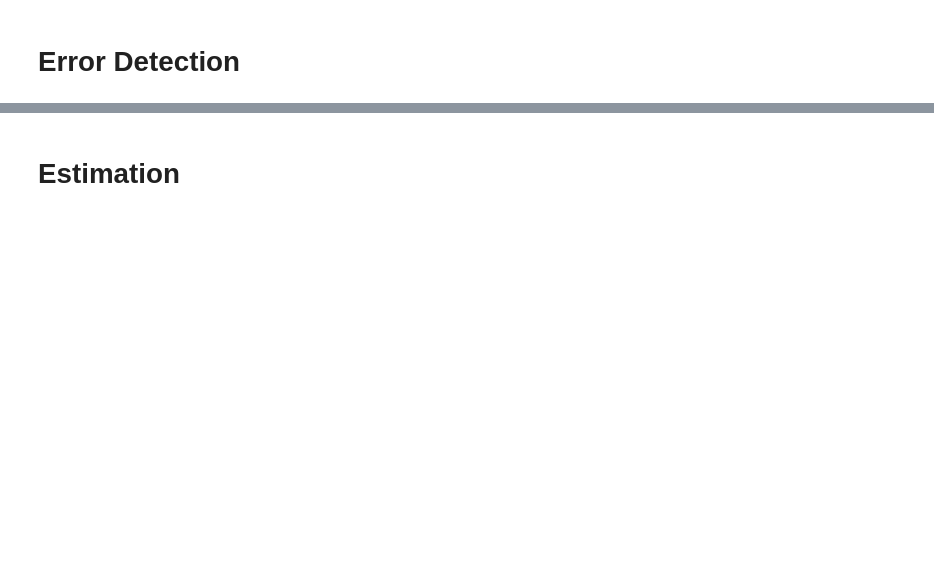
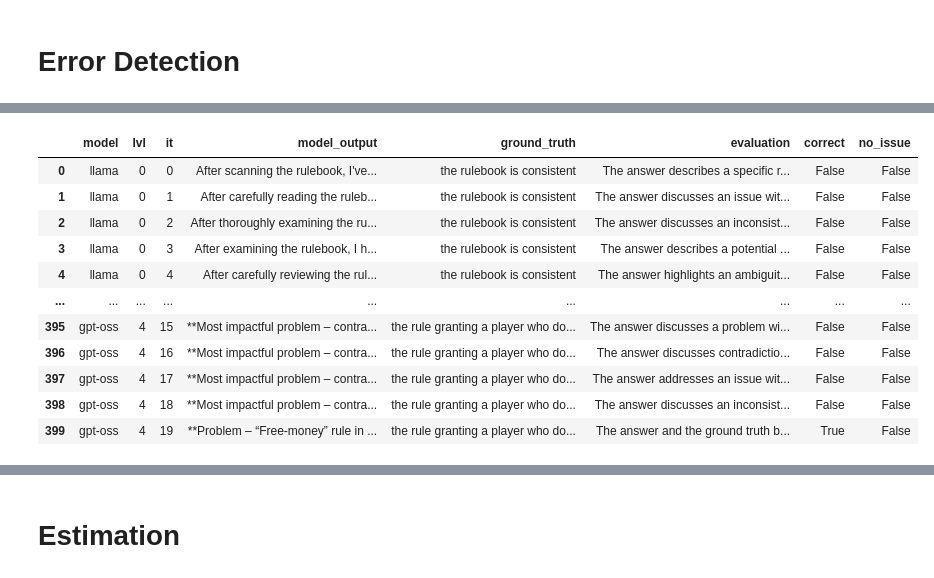
Before and after one commit to prometheus404/NLP_proj, a Jupyter notebook: evaluation.ipynb, the cells around one changed output, grey strips where cells are left out. Saved outputs shown, nothing was run; the diff lists cells and outputs as text; code cells hidden in the pictures; blank space fills up the shorter version.

```diff
--- a/evaluation.ipynb
+++ b/evaluation.ipynb
@@ -19,4 +33,5 @@ except:
 # %%
 GAME_NAMES = ["Ticket to Ride", "Dominion", "Catan", "Power Grid"]
 MODELS = ['llama','qwen','gemma']
-name_map = {"Ticket to Ride": 'ticket_to_ride', "Dominion":'dominion', "Catan":'catan', "Power Grid":'power_grid_recharged'}
+VERBOSE = False
+name_map = {"Ticket to Ride": 'ticket_to_ride', "Dominion":'dominion', "Catan":'catan', "Power Grid":'power_grid_recharged', "7 Wonders":'7_wonders'}
@@ -193,7 +316,11 @@ for model in models:
 # %%
 # EVALUATION
+VERBOSE=True
 sys_prompt = """You are a rule‑checking assistant.
-Read ANSWER and GROUND TRUTH, narrate whether the explanations refer to the same rule, and conclude with a single word **CORRECT** or **WRONG** on the final line.
+Read ANSWER and GROUND TRUTH, narrate whether the explanations refer to the same rule, and conclude with a single wordon the final line:
+**CORRECT** -> if the explanation refer to the samer rule
+**WRONG** -> if the ANSWER addresses a different issue
+**MISS** -> if the ANSWER refer to the rule being consistent but the GROUND TRUTH states differently
 
 ### Examples
 input:'''
@@ -267,33 +394,56 @@ ground_truth = {
     }
 }
 
-evaluation_error_output = {m: {f'lvl{lvl}': {g: {
-    'model_output': '',
-    'ground_truth': '',
-    'evaluation': '',
-} for g in file_names} for lvl in range(5)} for m in models}
-for model in models:
-    print(f"Model: {model}")
+def check_correct(s):
+    if 'CORRECT' in s:
+        return True
+    elif 'WRONG' in s or 'MISS' in s:
+        return False
+    else:
+        return None
+verbose = False
+rows = []
+for m in models:
+    print(f"Model: {m}")
     for lvl in range(5):
         res = []
         # construct the answer pair
         answer_pair = []
-        for game in file_names:
-            for x in response[model][game][f'lvl{lvl}']:
-                answer_pair.append((x, ground_truth[game][f'lvl{lvl}']))
+        for g in file_names:
+            for x in response[m][g][f'lvl{lvl}'].values():
+                answer_pair.append((x, ground_truth[g][f'lvl{lvl}']))
         # check
-        for answer, real in answer_pair:
+        for it, (answer, real) in enumerate(answer_pair):
             usr_prompt = f"ANSWER -> {answer}\nGROUND TRUTH -> {real}"
-            out = client.chat_completion(messages=generate_message(sys_prompt, usr_prompt), temperature=0.7)
-            out = out.choices[0].message.content
+            retry = 10
+            while retry > 0:
+                out = model.create_chat_completion(generate_message(sys_prompt, usr_prompt), temperature=0.6)
+                out = out['choices'][0]['message']['content']
+                last_line = out.splitlines()[-1]
+                if 'CORRECT' in last_line or 'WRONG' in last_line or 'MISS' in last_line:
+                    retry = 0
+                else:
+                    retry -= 1
+                    if(VERBOSE): print('retry')
+
             # log the response
-            evaluation_error_output[model][game][f'lvl{lvl}']['model_output'] = answer
-            evaluation_error_output[model][game][f'lvl{lvl}']['ground_truth'] = real
-            evaluation_error_output[model][game][f'lvl{lvl}']['evaluation'] = out
+            rows.append({
+                'model' : m,
+                'lvl' : lvl,
+                'it' : it,
+                'model_output' : answer,
+                'ground_truth' : real,
+                'evaluation' : out,
+                'correct' : check_correct(last_line),
+                'no_issue' : True if 'Miss' in last_line else False
+            })
 
             if(VERBOSE):
                 print(out)
-            res.append(out.splitlines()[-1])
+            res.append('CORRECT' if 'CORRECT' in last_line else 'WRONG')
         print(f"lvl{lvl}: {res.count('CORRECT')}/{len(res)}")
-with open('drive/MyDrive/NLP_proj/evaluation_error_output.json', 'w') as f:
-    json.dump(evaluation_error_output, f, indent=4)
+
+df = pd.DataFrame(rows)
+df.to_csv(f'{BASE_FOLDER}evaluation/error.csv', index=False)
+df
+# %% [output]
@@ -299,0 +467,12 @@ with open('drive/MyDrive/NLP_proj/evaluation_error_output.json', 'w') as f:
+|  | model | lvl | it | model_output | ground_truth | evaluation | correct | no_issue |
+| 0 | llama | 0 | 0 | After scanning the rulebook, I've... | the rulebook is consistent | The answer describes a specific r... | False | False |
+| 1 | llama | 0 | 1 | After carefully reading the ruleb... | the rulebook is consistent | The answer discusses an issue wit... | False | False |
+| 2 | llama | 0 | 2 | After thoroughly examining the ru... | the rulebook is consistent | The answer discusses an inconsist... | False | False |
+| 3 | llama | 0 | 3 | After examining the rulebook, I h... | the rulebook is consistent | The answer describes a potential ... | False | False |
+| 4 | llama | 0 | 4 | After carefully reviewing the rul... | the rulebook is consistent | The answer highlights an ambiguit... | False | False |
+| ... | ... | ... | ... | ... | ... | ... | ... | ... |
+| 395 | gpt-oss | 4 | 15 | **Most impactful problem – contra... | the rule granting a player who do... | The answer discusses a problem wi... | False | False |
+| 396 | gpt-oss | 4 | 16 | **Most impactful problem – contra... | the rule granting a player who do... | The answer discusses contradictio... | False | False |
+| 397 | gpt-oss | 4 | 17 | **Most impactful problem – contra... | the rule granting a player who do... | The answer addresses an issue wit... | False | False |
+| 398 | gpt-oss | 4 | 18 | **Most impactful problem – contra... | the rule granting a player who do... | The answer discusses an inconsist... | False | False |
+| 399 | gpt-oss | 4 | 19 | **Problem – “Free‑money” rule in ... | the rule granting a player who do... | The answer and the ground truth b... | True | False |
```
Also changed, not shown: parts of 29 cells of this notebook, 35 other files.
